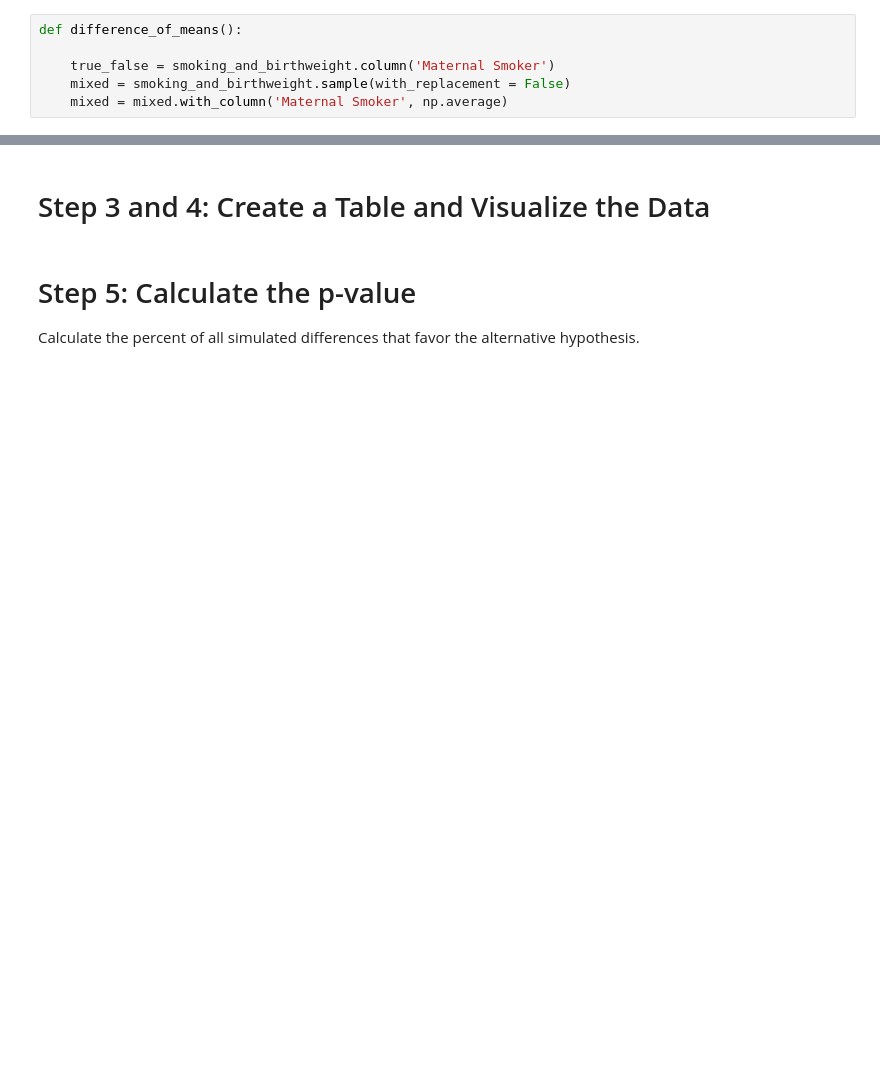
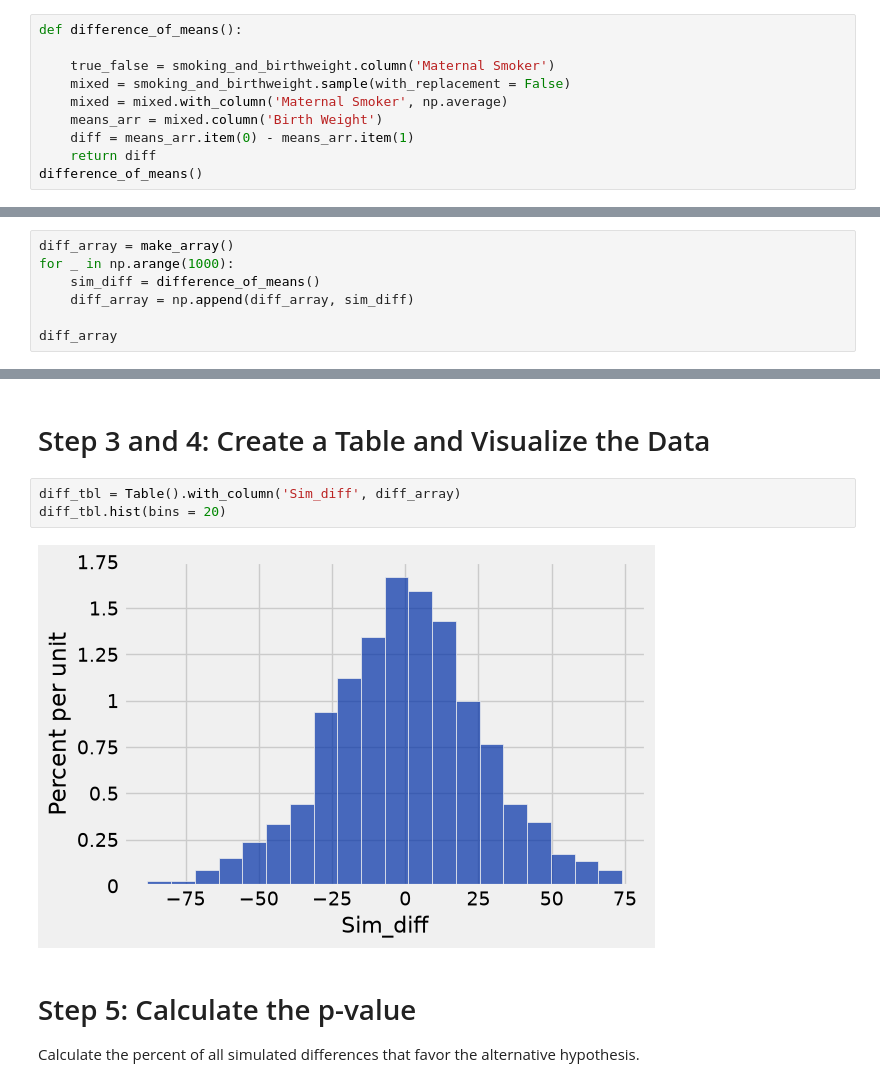
Before and after one commit to Ilawrenc08/Intro-to-Data-Analytics, a Jupyter notebook: OneDrive_1_9-4-2026/Demo 16 - AB Testing/ab testing.ipynb, the cells around one changed output, grey strips where cells are left out. Saved outputs shown, nothing was run; the diff lists cells and outputs as text; blank space fills up the shorter version.

```diff
--- a/OneDrive_1_9-4-2026/Demo 16 - AB Testing/ab testing.ipynb
+++ b/OneDrive_1_9-4-2026/Demo 16 - AB Testing/ab testing.ipynb
@@ -115,3 +115,7 @@ def difference_of_means():
     true_false = smoking_and_birthweight.column('Maternal Smoker')
     mixed = smoking_and_birthweight.sample(with_replacement = False)
     mixed = mixed.with_column('Maternal Smoker', np.average)
+    means_arr = mixed.column('Birth Weight')
+    diff = means_arr.item(0) - means_arr.item(1)
+    return diff
+difference_of_means()
@@ -118,2 +124,9 @@ def difference_of_means():
 # %% [markdown]
 # Step 2: Iteration
+# %%
+diff_array = make_array()
+for _ in np.arange(1000):
+    sim_diff = difference_of_means()
+    diff_array = np.append(diff_array, sim_diff)
+
+diff_array
@@ -120,5 +151,10 @@ def difference_of_means():
 # %% [markdown]
 # Step 3 and 4: Create a Table and Visualize the Data
+# %%
+diff_tbl = Table().with_column('Sim_diff', diff_array)
+diff_tbl.hist(bins = 20)
+# %% [output]
+[figure, added]
 # %% [markdown]
 # Step 5: Calculate the p-value
 
```
Also changed, not shown: parts of 2 cells of this notebook, 2 other files.
